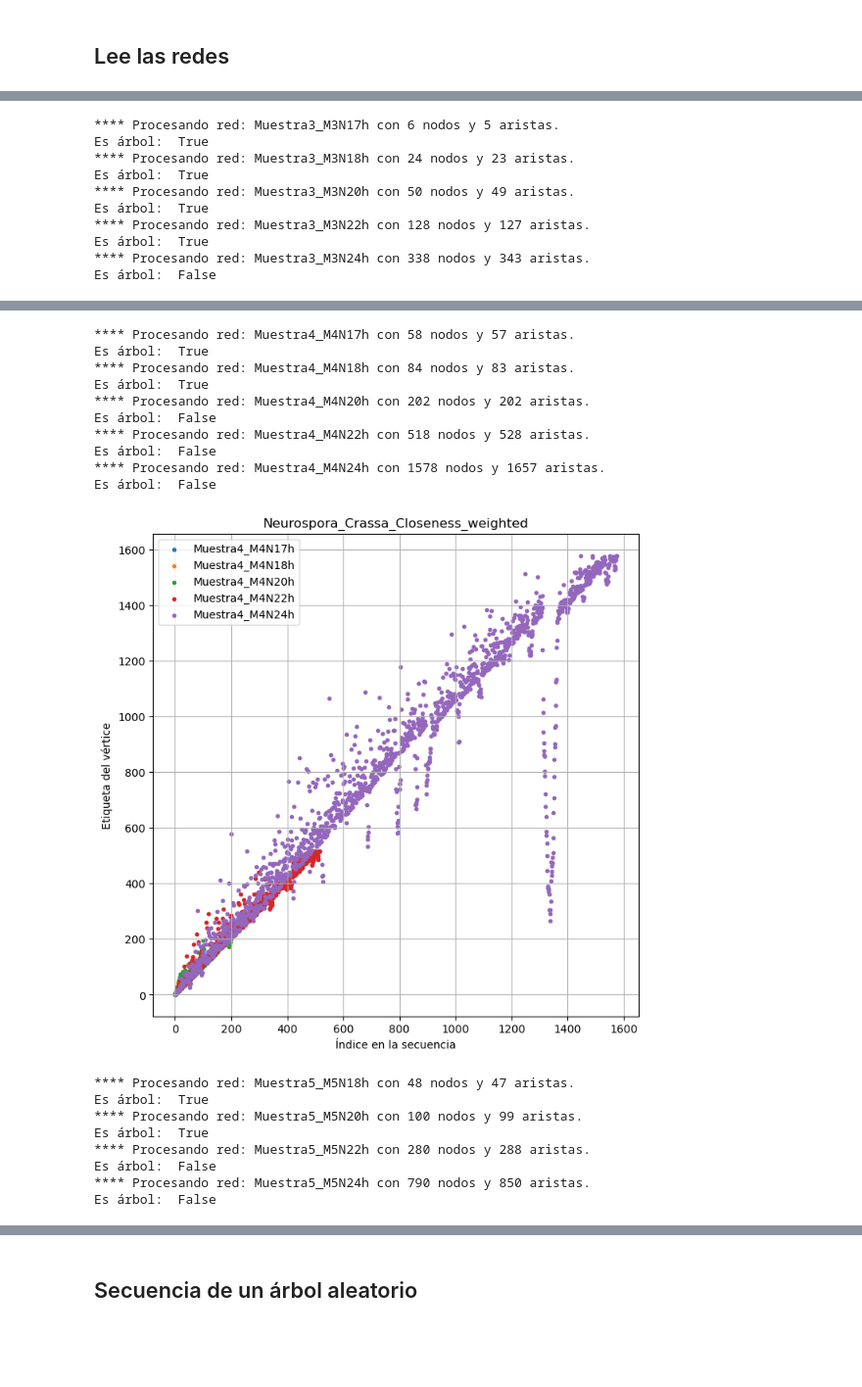
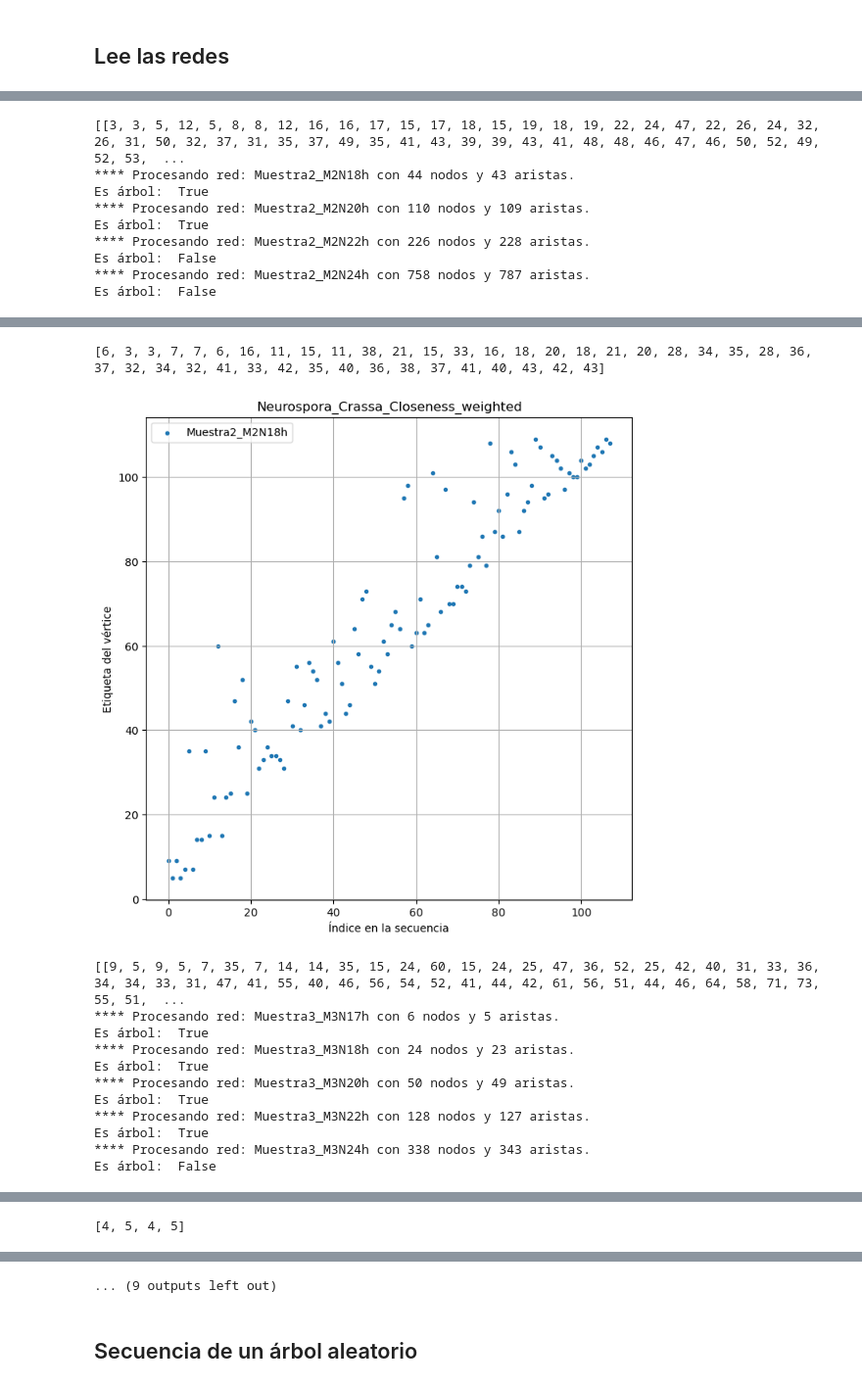
Before and after one commit to apps-complex-nets/micelios_nets, a Jupyter notebook: etiqueta_centralidad.ipynb, the cells around one changed output, grey strips where cells are left out. Shown at 98% size. Drawn from its saved outputs; the diff is of its cells as text; code cells hidden in the pictures; blank space fills up the shorter version.

Commit message:
muestra algunas secuencias

```diff
--- a/etiqueta_centralidad.ipynb
+++ b/etiqueta_centralidad.ipynb
@@ -240,7 +240,12 @@ for muestra in range(1,6):
         #dibujar_arbol(G, red,pos, node_labels)
         #print("Secuencia de Prüfer:", ps)
         prufer_seq.append(ps)
-    muestra_secuencias(prufer_seq, redes[muestra], titulo)
+    #muestra la secuencia de la primera red (0)
+    muestra_secuencias([prufer_seq[0]], redes[muestra], titulo)
+    print(prufer_seq[0])
+    #muestra las secuencias de la segunda y tercer red (1 y 2)
+    muestra_secuencias(prufer_seq[1:2], redes[muestra], titulo)
+    print(prufer_seq[1:2])
 # %% [output]
 **** Procesando red: Muestra1_M1N17h con 42 nodos y 41 aristas.
 Es árbol:  True
@@ -265,10 +263,9 @@ Es árbol:  False
-**** Procesando red: Muestra3_M3N17h con 6 nodos y 5 aristas.
+[[3, 3, 5, 12, 5, 8, 8, 12, 16, 16, 17, 15, 17, 18, 15, 19, 18, 19, 22, 24, 47, 22, 26, 24, 32, 26, 31, 50, 32, 37, 31, 35, 37, 49, 35, 41, 43, 39, 39, 43, 41, 48, 48, 46, 47, 46, 50, 52, 49, 52, 53,  ...
+**** Procesando red: Muestra2_M2N18h con 44 nodos y 43 aristas.
 Es árbol:  True
-**** Procesando red: Muestra3_M3N18h con 24 nodos y 23 aristas.
+**** Procesando red: Muestra2_M2N20h con 110 nodos y 109 aristas.
 Es árbol:  True
-**** Procesando red: Muestra3_M3N20h con 50 nodos y 49 aristas.
-Es árbol:  True
-**** Procesando red: Muestra3_M3N22h con 128 nodos y 127 aristas.
-Es árbol:  True
-**** Procesando red: Muestra3_M3N24h con 338 nodos y 343 aristas.
+**** Procesando red: Muestra2_M2N22h con 226 nodos y 228 aristas.
 Es árbol:  False
+**** Procesando red: Muestra2_M2N24h con 758 nodos y 787 aristas.
+Es árbol:  False
@@ -276,19 +273,13 @@ Es árbol:  False
-**** Procesando red: Muestra4_M4N17h con 58 nodos y 57 aristas.
-Es árbol:  True
-**** Procesando red: Muestra4_M4N18h con 84 nodos y 83 aristas.
-Es árbol:  True
-**** Procesando red: Muestra4_M4N20h con 202 nodos y 202 aristas.
-Es árbol:  False
-**** Procesando red: Muestra4_M4N22h con 518 nodos y 528 aristas.
-Es árbol:  False
-**** Procesando red: Muestra4_M4N24h con 1578 nodos y 1657 aristas.
-Es árbol:  False
+[6, 3, 3, 7, 7, 6, 16, 11, 15, 11, 38, 21, 15, 33, 16, 18, 20, 18, 21, 20, 28, 34, 35, 28, 36, 37, 32, 34, 32, 41, 33, 42, 35, 40, 36, 38, 37, 41, 40, 43, 42, 43]
-[figure, old version]
+[figure, new version]
-**** Procesando red: Muestra5_M5N18h con 48 nodos y 47 aristas.
+[[9, 5, 9, 5, 7, 35, 7, 14, 14, 35, 15, 24, 60, 15, 24, 25, 47, 36, 52, 25, 42, 40, 31, 33, 36, 34, 34, 33, 31, 47, 41, 55, 40, 46, 56, 54, 52, 41, 44, 42, 61, 56, 51, 44, 46, 64, 58, 71, 73, 55, 51,  ...
+**** Procesando red: Muestra3_M3N17h con 6 nodos y 5 aristas.
 Es árbol:  True
-**** Procesando red: Muestra5_M5N20h con 100 nodos y 99 aristas.
+**** Procesando red: Muestra3_M3N18h con 24 nodos y 23 aristas.
 Es árbol:  True
-**** Procesando red: Muestra5_M5N22h con 280 nodos y 288 aristas.
+**** Procesando red: Muestra3_M3N20h con 50 nodos y 49 aristas.
+Es árbol:  True
+**** Procesando red: Muestra3_M3N22h con 128 nodos y 127 aristas.
+Es árbol:  True
+**** Procesando red: Muestra3_M3N24h con 338 nodos y 343 aristas.
 Es árbol:  False
-**** Procesando red: Muestra5_M5N24h con 790 nodos y 850 aristas.
-Es árbol:  False
@@ -295,0 +287 @@ Es árbol:  False
+[4, 5, 4, 5]
@@ -296,3 +289,4 @@ Es árbol:  False
+... (9 outputs left out)
 # %% [markdown]
 ## Secuencia de un árbol aleatorio
 # %%
```
Also changed, not shown: parts of 1 cell of this notebook, 5 other files.
